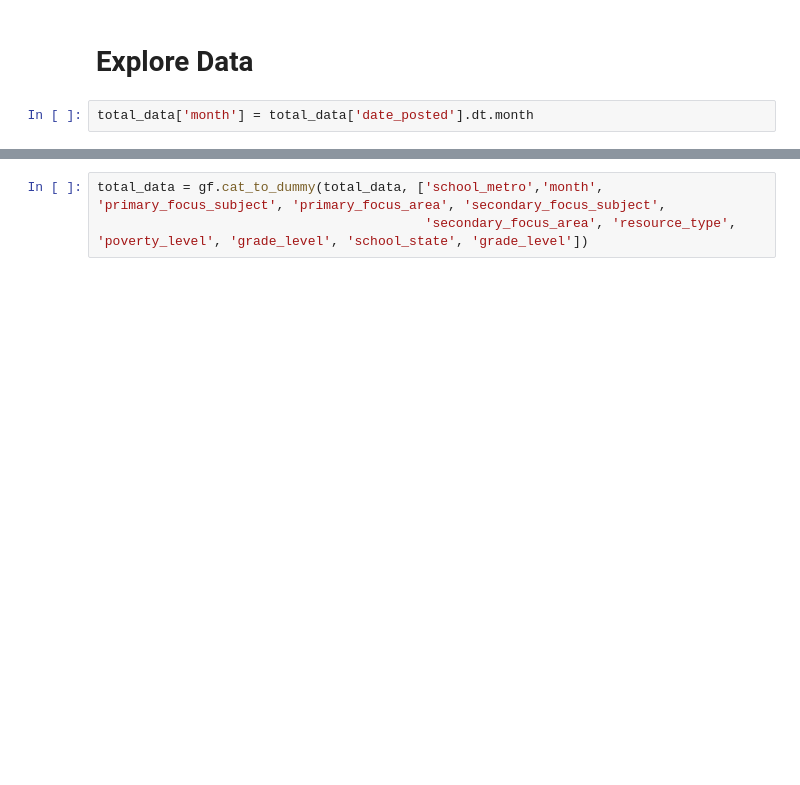
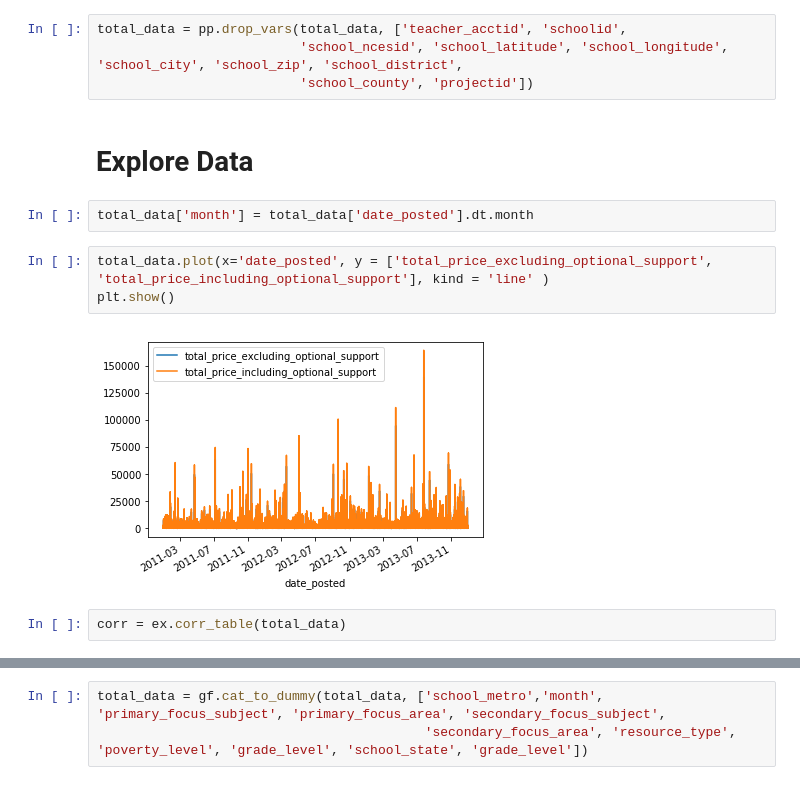
Before and after one commit to alenastern/Machine_Learning_Public_Policy, a Jupyter notebook: hws/hw3/HW3_ML_Improving_Pipeline.ipynb, the cells around one changed output, grey strips where cells are left out. Cells and saved outputs as stored; diff of their text form; blank space fills up the shorter version.

```diff
--- a/hws/hw3/HW3_ML_Improving_Pipeline.ipynb
+++ b/hws/hw3/HW3_ML_Improving_Pipeline.ipynb
@@ -70,4 +65,15 @@ for col in colnames:
+# %%
+total_data = pp.drop_vars(total_data, ['teacher_acctid', 'schoolid',
+                          'school_ncesid', 'school_latitude', 'school_longitude', 'school_city', 'school_zip', 'school_district',
+                          'school_county', 'projectid'])
 # %% [markdown]
 # Explore Data
 # %%
 total_data['month'] = total_data['date_posted'].dt.month
+# %%
+total_data.plot(x='date_posted', y = ['total_price_excluding_optional_support', 'total_price_including_optional_support'], kind = 'line' )
+plt.show()
+# %% [output]
+[figure, added]
+# %%
+corr = ex.corr_table(total_data)
```
Also changed, not shown: parts of 8 cells of this notebook.
